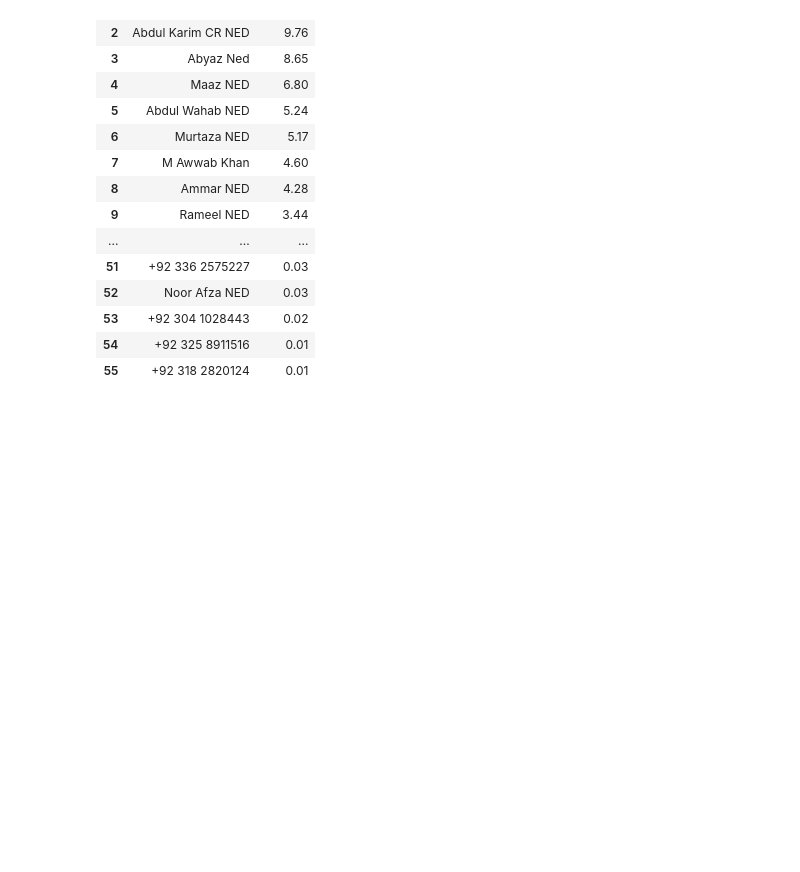
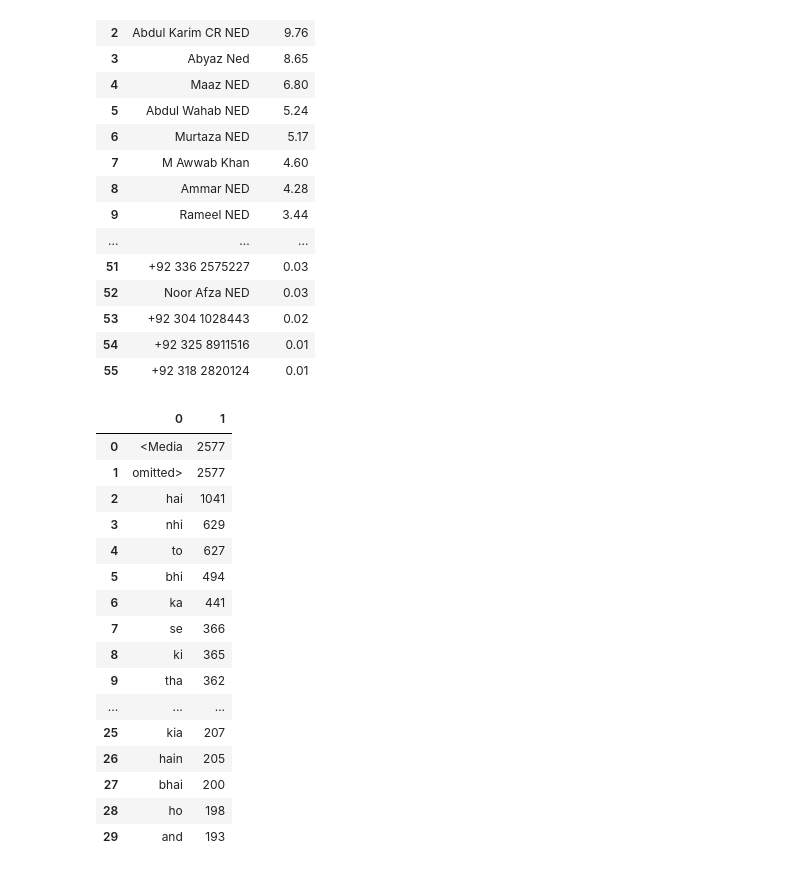
Before and after one commit to M-Awwab-Khan/whatsapp-chat-analyzer, a Jupyter notebook: whatsapp_chat_analysis.ipynb, the cells around one changed output. Drawn from its saved outputs; the diff is of its cells as text; code cells hidden in the pictures; blank space fills up the shorter version.

Commit message:
30 most common words df

```diff
--- a/whatsapp_chat_analysis.ipynb
+++ b/whatsapp_chat_analysis.ipynb
@@ -194,3 +194,29 @@ round(df['user'].value_counts(normalize=True)*100, 2).reset_index().rename(colum
 | 53 | +92 304 1028443 | 0.02 |
 | 54 | +92 325 8911516 | 0.01 |
 | 55 | +92 318 2820124 | 0.01 |
+# %%
+words = []
+
+for msg in df['message']:
+  words.extend(msg.split())
+# %%
+from collections import Counter
+pd.DataFrame(Counter(words).most_common(30))
+# %% [output]
+|  | 0 | 1 |
+| 0 | <Media | 2577 |
+| 1 | omitted> | 2577 |
+| 2 | hai | 1041 |
+| 3 | nhi | 629 |
+| 4 | to | 627 |
+| 5 | bhi | 494 |
+| 6 | ka | 441 |
+| 7 | se | 366 |
+| 8 | ki | 365 |
+| 9 | tha | 362 |
+| ... | ... | ... |
+| 25 | kia | 207 |
+| 26 | hain | 205 |
+| 27 | bhai | 200 |
+| 28 | ho | 198 |
+| 29 | and | 193 |
```
